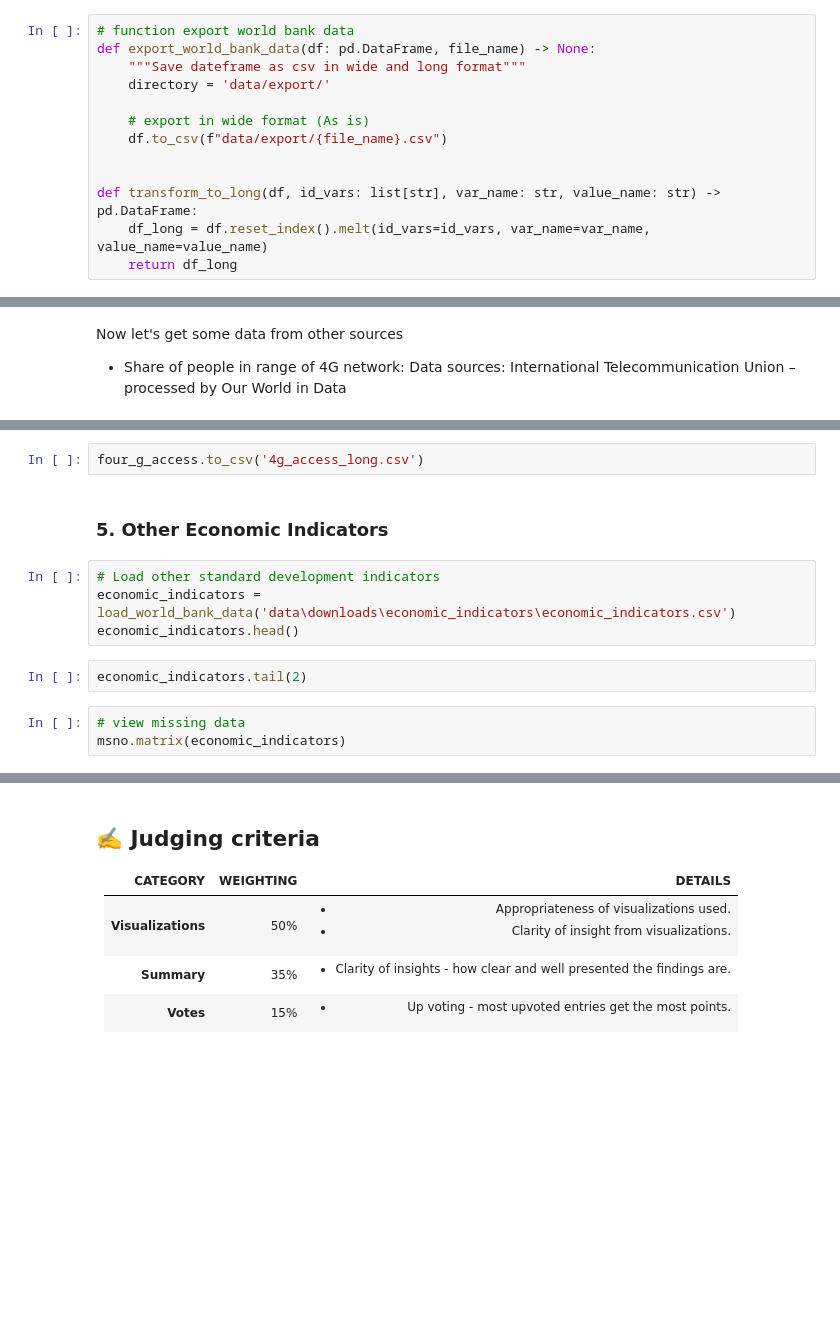
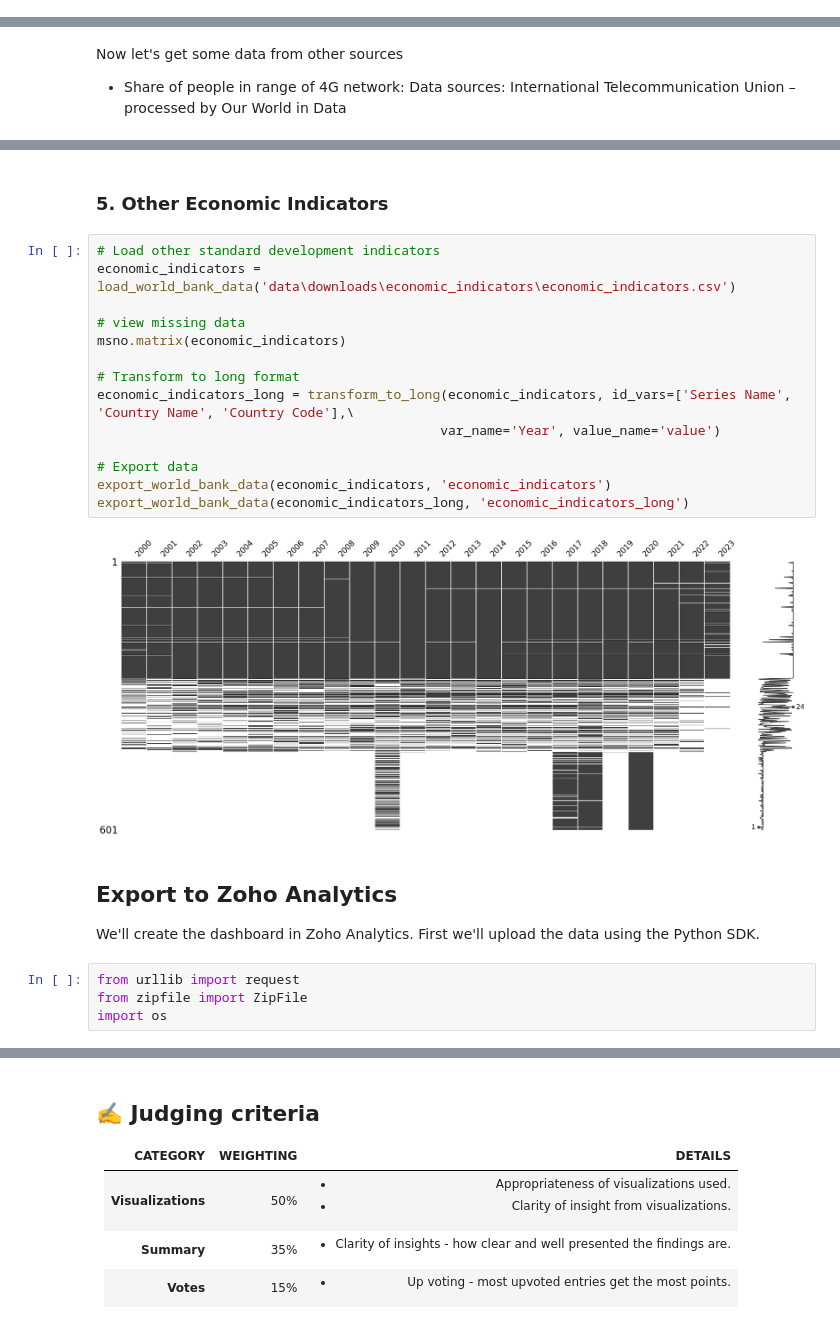
Before and after one commit to liamcrismani/global-internet-patterns, a Jupyter notebook: notebook.ipynb, the cells around one changed output, grey strips where cells are left out. Saved outputs shown, nothing was run; the diff lists cells and outputs as text; blank space fills up the shorter version.

```diff
--- a/notebook.ipynb
+++ b/notebook.ipynb
@@ -140,13 +222,0 @@ msno.matrix(gender_usage)
-# %%
-# function export world bank data
-def export_world_bank_data(df: pd.DataFrame, file_name) -> None:
-    """Save dateframe as csv in wide and long format"""
-    directory = 'data/export/'
-
-    # export in wide format (As is)
-    df.to_csv(f"data/export/{file_name}.csv")
-
-
-def transform_to_long(df, id_vars: list[str], var_name: str, value_name: str) -> pd.DataFrame:
-    df_long = df.reset_index().melt(id_vars=id_vars, var_name=var_name, value_name=value_name)
-    return df_long
@@ -201,13 +293,25 @@ four_g_access.head()
-# %%
-four_g_access.to_csv('4g_access_long.csv')
 # %% [markdown]
 ### 5. Other Economic Indicators
 # %%
 # Load other standard development indicators
 economic_indicators = load_world_bank_data('data\downloads\economic_indicators\economic_indicators.csv')
-economic_indicators.head()
+
+# view missing data
+msno.matrix(economic_indicators)
+
+# Transform to long format
+economic_indicators_long = transform_to_long(economic_indicators, id_vars=['Series Name', 'Country Name', 'Country Code'],\
+                                            var_name='Year', value_name='value')
+
+# Export data
+export_world_bank_data(economic_indicators, 'economic_indicators')
+export_world_bank_data(economic_indicators_long, 'economic_indicators_long')
+# %% [output]
+[figure, added]
-# %%
-economic_indicators.tail(2)
-# %%
-# view missing data
-msno.matrix(economic_indicators)
+# %% [markdown]
+## Export to Zoho Analytics
+We'll create the dashboard in Zoho Analytics. First we'll upload the data using the Python SDK.
+# %%
+from urllib import request
+from zipfile import ZipFile
+import os
```
Also changed, not shown: parts of 30 cells of this notebook.
